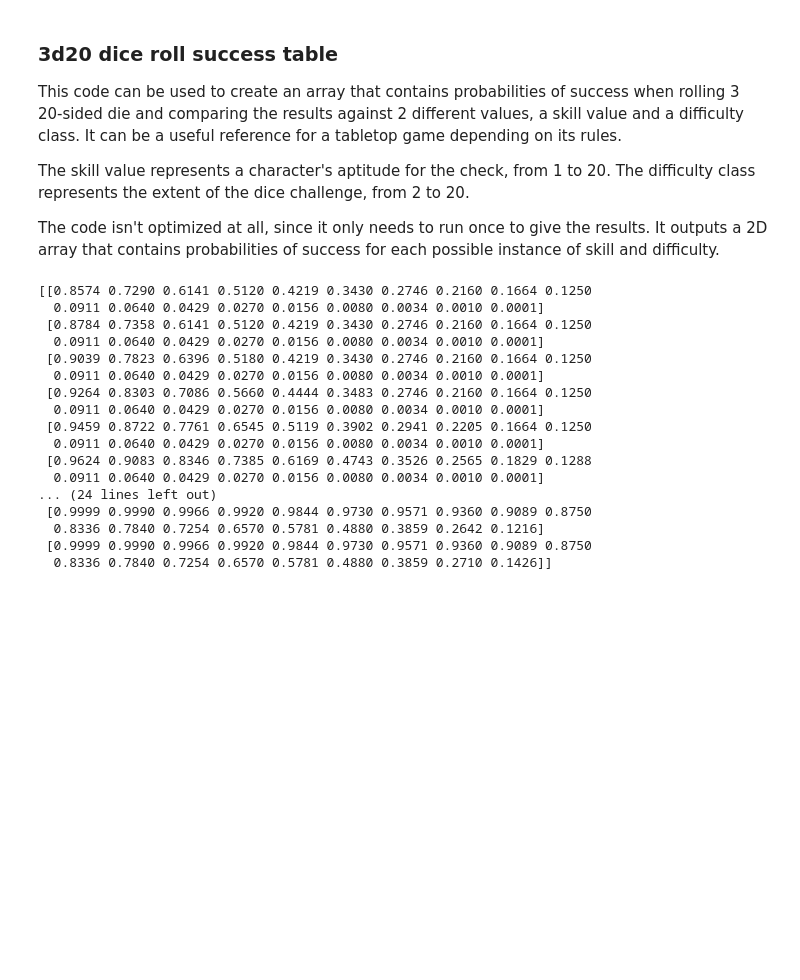
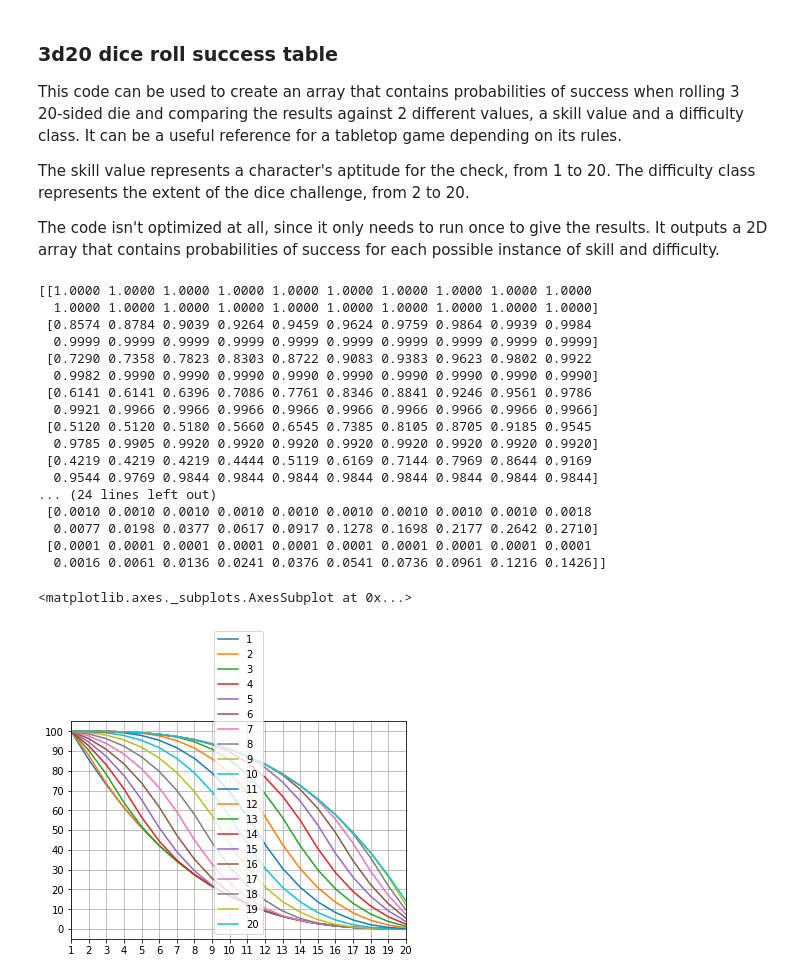
Before and after one commit to rsykari/3d20-success-table, a Jupyter notebook: 3d20_success_table.ipynb, the cells around one changed output. Cells and saved outputs as stored; diff of their text form; code cells hidden in the pictures; blank space fills up the shorter version.

Commit message:
Add files via upload
testing visual representation

```diff
--- a/3d20_success_table.ipynb
+++ b/3d20_success_table.ipynb
@@ -56,12 +56,12 @@ def check_probability(sample_space, skill, dc):
     return count / checks
 # %%
 # Initialize success table
-success_table = np.zeros(shape=(die, die-1), dtype=float)
+success_table = np.zeros(shape=(die, die), dtype=float)
 
-# Calculate probabilities given skill ranges of 1-20 and DC ranges of 2-20
-for skill in range (1, die+1):
-    for dc in range (2, die+1):
-        success_table[skill-1, dc-2] = check_probability(sample_space, skill, dc)
+# Calculate probabilities given DC and skill values in full range of the die
+for dc in range (die):
+    for skill in range (die):
+        success_table[dc, skill] = check_probability(sample_space, skill+1, dc+1)
 # %%
 # For cleaner output
 float_formatter = "{:.4f}".format
@@ -70,20 +70,37 @@ np.set_printoptions(formatter={'float_kind':float_formatter})
 # Presto!
 print(success_table)
 # %% [output]
-[[0.8574 0.7290 0.6141 0.5120 0.4219 0.3430 0.2746 0.2160 0.1664 0.1250
-  0.0911 0.0640 0.0429 0.0270 0.0156 0.0080 0.0034 0.0010 0.0001]
- [0.8784 0.7358 0.6141 0.5120 0.4219 0.3430 0.2746 0.2160 0.1664 0.1250
-  0.0911 0.0640 0.0429 0.0270 0.0156 0.0080 0.0034 0.0010 0.0001]
- [0.9039 0.7823 0.6396 0.5180 0.4219 0.3430 0.2746 0.2160 0.1664 0.1250
-  0.0911 0.0640 0.0429 0.0270 0.0156 0.0080 0.0034 0.0010 0.0001]
- [0.9264 0.8303 0.7086 0.5660 0.4444 0.3483 0.2746 0.2160 0.1664 0.1250
-  0.0911 0.0640 0.0429 0.0270 0.0156 0.0080 0.0034 0.0010 0.0001]
- [0.9459 0.8722 0.7761 0.6545 0.5119 0.3902 0.2941 0.2205 0.1664 0.1250
-  0.0911 0.0640 0.0429 0.0270 0.0156 0.0080 0.0034 0.0010 0.0001]
- [0.9624 0.9083 0.8346 0.7385 0.6169 0.4743 0.3526 0.2565 0.1829 0.1288
-  0.0911 0.0640 0.0429 0.0270 0.0156 0.0080 0.0034 0.0010 0.0001]
+[[1.0000 1.0000 1.0000 1.0000 1.0000 1.0000 1.0000 1.0000 1.0000 1.0000
+  1.0000 1.0000 1.0000 1.0000 1.0000 1.0000 1.0000 1.0000 1.0000 1.0000]
+ [0.8574 0.8784 0.9039 0.9264 0.9459 0.9624 0.9759 0.9864 0.9939 0.9984
+  0.9999 0.9999 0.9999 0.9999 0.9999 0.9999 0.9999 0.9999 0.9999 0.9999]
+ [0.7290 0.7358 0.7823 0.8303 0.8722 0.9083 0.9383 0.9623 0.9802 0.9922
+  0.9982 0.9990 0.9990 0.9990 0.9990 0.9990 0.9990 0.9990 0.9990 0.9990]
+ [0.6141 0.6141 0.6396 0.7086 0.7761 0.8346 0.8841 0.9246 0.9561 0.9786
+  0.9921 0.9966 0.9966 0.9966 0.9966 0.9966 0.9966 0.9966 0.9966 0.9966]
+ [0.5120 0.5120 0.5180 0.5660 0.6545 0.7385 0.8105 0.8705 0.9185 0.9545
+  0.9785 0.9905 0.9920 0.9920 0.9920 0.9920 0.9920 0.9920 0.9920 0.9920]
+ [0.4219 0.4219 0.4219 0.4444 0.5119 0.6169 0.7144 0.7969 0.8644 0.9169
+  0.9544 0.9769 0.9844 0.9844 0.9844 0.9844 0.9844 0.9844 0.9844 0.9844]
 ... (24 lines left out)
- [0.9999 0.9990 0.9966 0.9920 0.9844 0.9730 0.9571 0.9360 0.9089 0.8750
-  0.8336 0.7840 0.7254 0.6570 0.5781 0.4880 0.3859 0.2642 0.1216]
- [0.9999 0.9990 0.9966 0.9920 0.9844 0.9730 0.9571 0.9360 0.9089 0.8750
-  0.8336 0.7840 0.7254 0.6570 0.5781 0.4880 0.3859 0.2710 0.1426]]
+ [0.0010 0.0010 0.0010 0.0010 0.0010 0.0010 0.0010 0.0010 0.0010 0.0018
+  0.0077 0.0198 0.0377 0.0617 0.0917 0.1278 0.1698 0.2177 0.2642 0.2710]
+ [0.0001 0.0001 0.0001 0.0001 0.0001 0.0001 0.0001 0.0001 0.0001 0.0001
+  0.0016 0.0061 0.0136 0.0241 0.0376 0.0541 0.0736 0.0961 0.1216 0.1426]]
+# %%
+# Let's display this data in a more visual format
+import pandas as pd
+
+df = pd.DataFrame(success_table,
+                  index=range(1, die+1),
+                  columns=range(1, die+1))
+
+percentages = df * 100
+
+percentages.plot(xticks=range(1, die+1),
+                 yticks=range(0, 101, 10),
+                 xlim=(1, 20),
+                 grid=True)
+# %% [output]
+<matplotlib.axes._subplots.AxesSubplot at 0x...>
+[figure, added]
```
